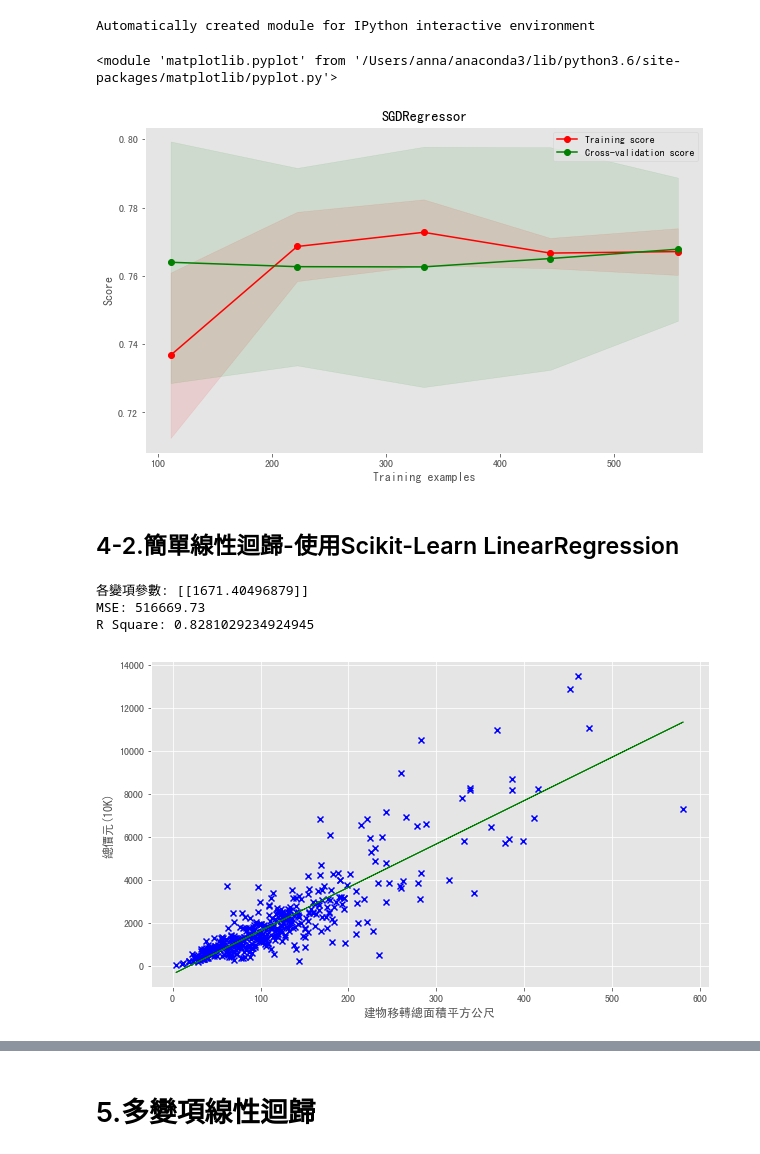
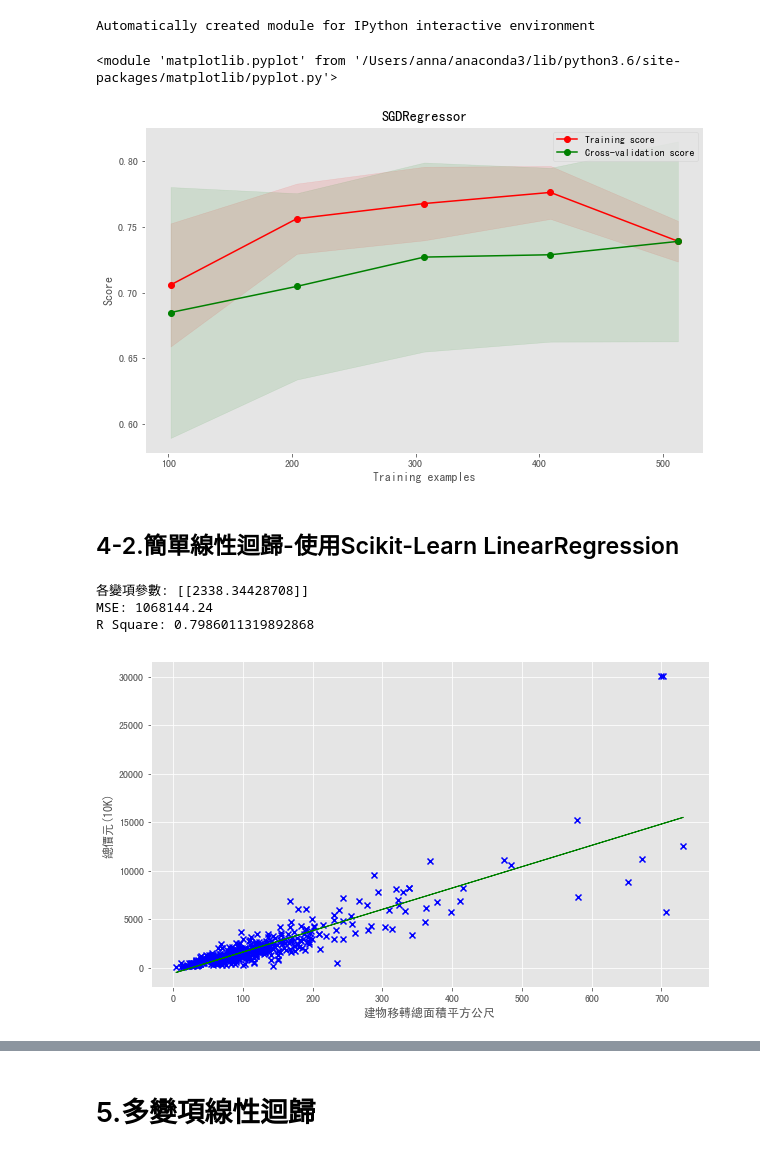
Before and after one commit to annali/Datascience_Python_Homework, a Jupyter notebook: W1 Homework-專題分析-台北市房價分析.ipynb, the cells around one changed output, grey strips where cells are left out. Drawn from its saved outputs; the diff is of its cells as text; code cells hidden in the pictures.

```diff
--- a/W1 Homework-專題分析-台北市房價分析.ipynb
+++ b/W1 Homework-專題分析-台北市房價分析.ipynb
@@ -160,9 +160,9 @@ ax.set_ylabel('資料筆數')
 Text(0,0.5,'資料筆數')
 [figure]
 # %%
-df['鄉鎮市區'] = df['鄉鎮市區'].replace({'中山區':1,'中正區':2,'信義區':3,
-                                '內湖區':4,'北投區':5,'南港區':6,'士林區':7,'大同區':8,
-                                 '大安區':9,'文山區':10,'松山區':11,'萬華區':12})
+#df['鄉鎮市區'] = df['鄉鎮市區'].replace({'中山區':1,'中正區':2,'信義區':3,
+#                                '內湖區':4,'北投區':5,'南港區':6,'士林區':7,'大同區':8,
+#                                 '大安區':9,'文山區':10,'松山區':11,'萬華區':12})
 # %%
 #df
 # %% [markdown]
@@ -273,7 +289,7 @@ df_ml = df_ml.dropna().reset_index(drop=True)
 # %%
 df_ml = df_ml[df_ml['建物移轉總面積平方公尺']<1000]
 # %%
-df_ml = df_ml[df_ml['土地移轉總面積平方公尺']<70]
+#df_ml = df_ml[df_ml['土地移轉總面積平方公尺']<70]
 # %%
 df_ml.plot(kind='scatter',x='建物移轉總面積平方公尺',y='總價元')
 # %% [output]
@@ -431,15 +444,15 @@ Automatically created module for IPython interactive environment
 # %%
 from sklearn.model_selection import KFold,StratifiedKFold
 
-cv = KFold(n_splits=10, random_state=None, shuffle=True)
+cv = KFold(n_splits=5, random_state=None, shuffle=True)
 estimator = linear_model.SGDRegressor(max_iter=100,learning_rate='constant',eta0=0.01)
 
 sc.fit(X_train)
 plot_learning_curve(estimator, "SGDRegressor",
                     sc.transform(X), y.values.ravel(), cv=cv, train_sizes=np.linspace(0.2, 1.0, 5))
 # %% [output]
 <module 'matplotlib.pyplot' from '/Users/anna/anaconda3/lib/python3.6/site-packages/matplotlib/pyplot.py'>
-[figure, old version]
+[figure, new version]
 # %% [markdown]
 ## 4-2.簡單線性迴歸-使用Scikit-Learn LinearRegression
 # %%
@@ -462,10 +475,10 @@ plt.xlabel('建物移轉總面積平方公尺')
 
 plt.show()
 # %% [output]
-各變項參數: [[1671.40496879]]
-MSE: 516669.73
-R Square: 0.8281029234924945
+各變項參數: [[2338.34428708]]
+MSE: 1068144.24
+R Square: 0.7986011319892868
-[figure, old version]
+[figure, new version]
 # %%
 cv = KFold(n_splits=4, random_state=None, shuffle=True)
 estimator = linear_model.LinearRegression()
```
Also changed, not shown: parts of 29 cells of this notebook.
